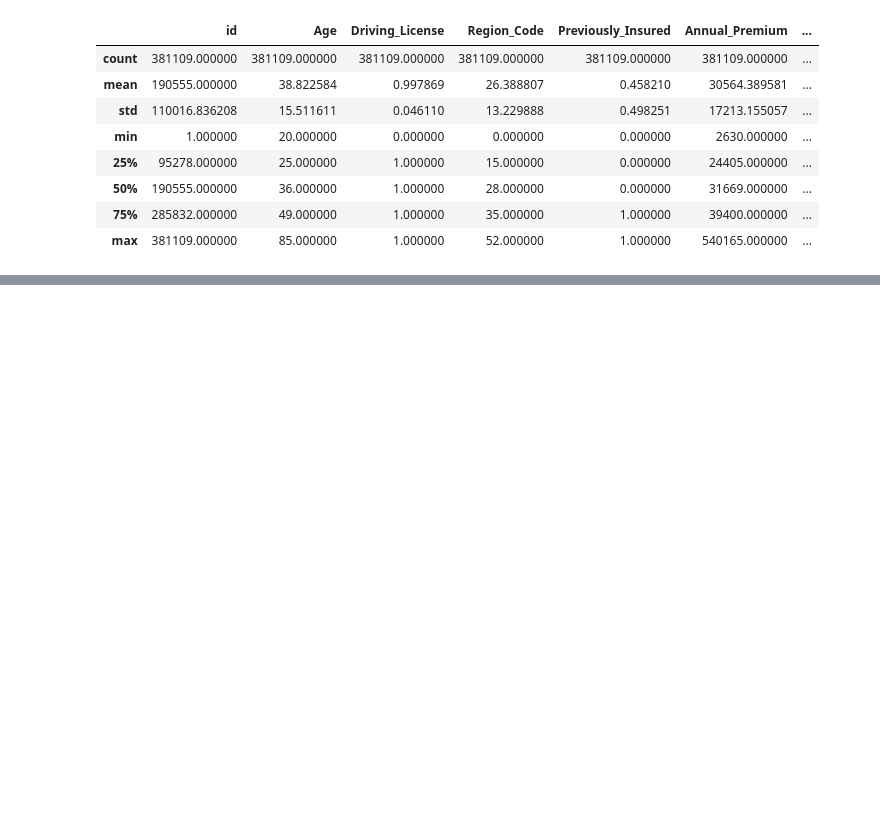
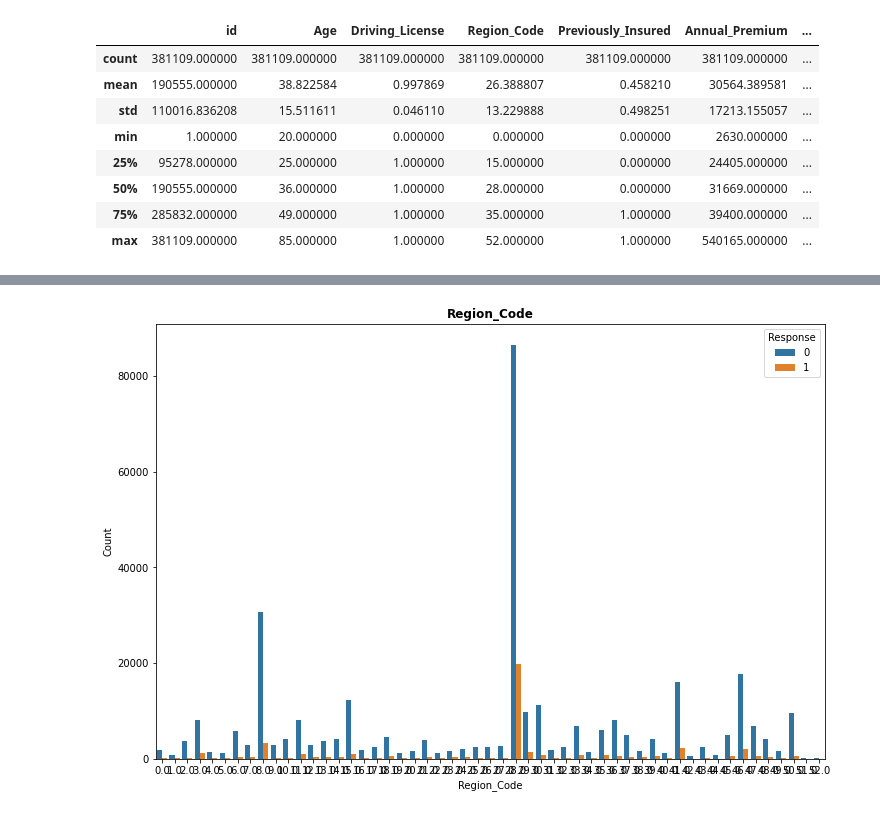
Before and after one commit to HONAJIPHAD/HEALTH-INSURANCE-CROSS-SELL-PREDICTION, a Jupyter notebook: HEALTH_INSURANCE_CROSS_SELL_PREDICTION.ipynb, the cells around one changed output, grey strips where cells are left out. Drawn from its saved outputs; the diff is of its cells as text; code cells hidden in the pictures; blank space fills up the shorter version.

```diff
--- a/HEALTH_INSURANCE_CROSS_SELL_PREDICTION.ipynb
+++ b/HEALTH_INSURANCE_CROSS_SELL_PREDICTION.ipynb
@@ -111,0 +176,4 @@ df.describe()
+# %%
+count_plot_feature('Region_Code')
+# %% [output]
+[figure, added]
```
Also changed, not shown: parts of 21 cells of this notebook.
